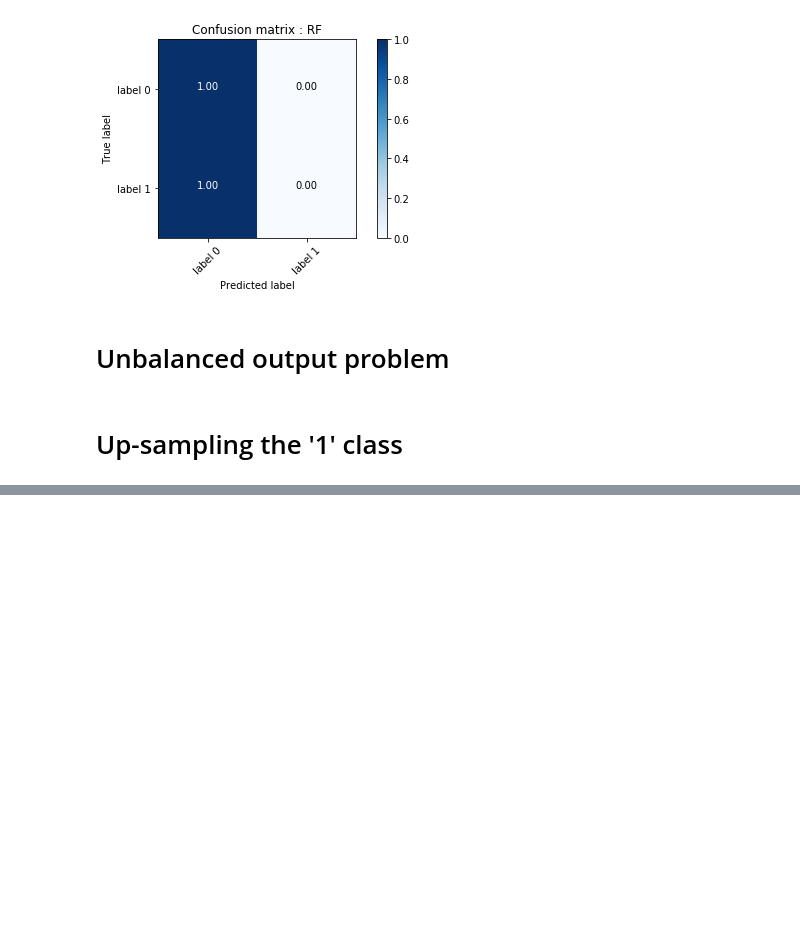
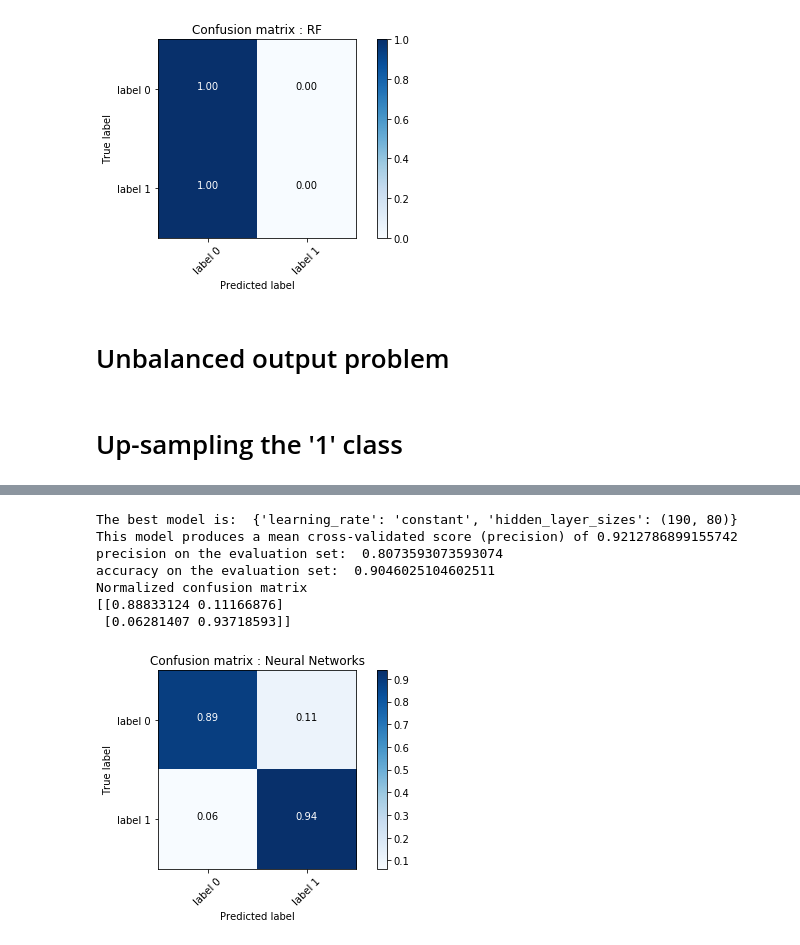
Before and after one commit to geoffmt/SDTSIA-210, a Jupyter notebook: Projet.ipynb, the cells around one changed output, grey strips where cells are left out. Drawn from its saved outputs; the diff is of its cells as text; code cells hidden in the pictures; blank space fills up the shorter version.

Commit message:
Good performance on kgboost and mlpclassifier

```diff
--- a/Projet.ipynb
+++ b/Projet.ipynb
@@ -682,0 +1009,19 @@ RANDOM FOREST
+# %%
+from sklearn.neural_network import MLPClassifier
+from sklearn.model_selection import RandomizedSearchCV
+
+res=[]
+for i in range(10,200,20):
+    for j in range(10,100,10):
+        res.append((i,j))
+    res.append((i,))
+
+param = {
+    'hidden_layer_sizes': res,
+    'learning_rate':['constant','invscaling'],
+    }
+
+model = MLPClassifier(tol=0.00001,max_iter=300)
+
+grid = RandomizedSearchCV(model, param, n_iter=50, cv=5, n_jobs=-1,verbose=1)
+grid.fit(X_train, y_train)
@@ -682,0 +1051,25 @@ RANDOM FOREST
+# %%
+print('The best model is: ', grid.best_params_)
+print('This model produces a mean cross-validated score (precision) of', grid.best_score_)
+
+y_true, y_pred = y_test, grid.predict(X_test)
+print('precision on the evaluation set: ', precision_score(y_true, y_pred))
+print('accuracy on the evaluation set: ', accuracy_score(y_true, y_pred))
+
+# Compute confusion matrix
+cnf_matrix = confusion_matrix(y_true, y_pred)
+
+# Plot normalized confusion matrix
+plt.figure()
+plot_confusion_matrix(cnf_matrix, classes = classes_name ,normalize=True)
+plt.title("Confusion matrix : Neural Networks")
+plt.show()
+# %% [output]
+The best model is:  {'learning_rate': 'constant', 'hidden_layer_sizes': (190, 80)}
+This model produces a mean cross-validated score (precision) of 0.9212786899155742
+precision on the evaluation set:  0.8073593073593074
+accuracy on the evaluation set:  0.9046025104602511
+Normalized confusion matrix
+[[0.88833124 0.11166876]
+ [0.06281407 0.93718593]]
+[figure, added]
```
Also changed, not shown: parts of 25 cells of this notebook.
